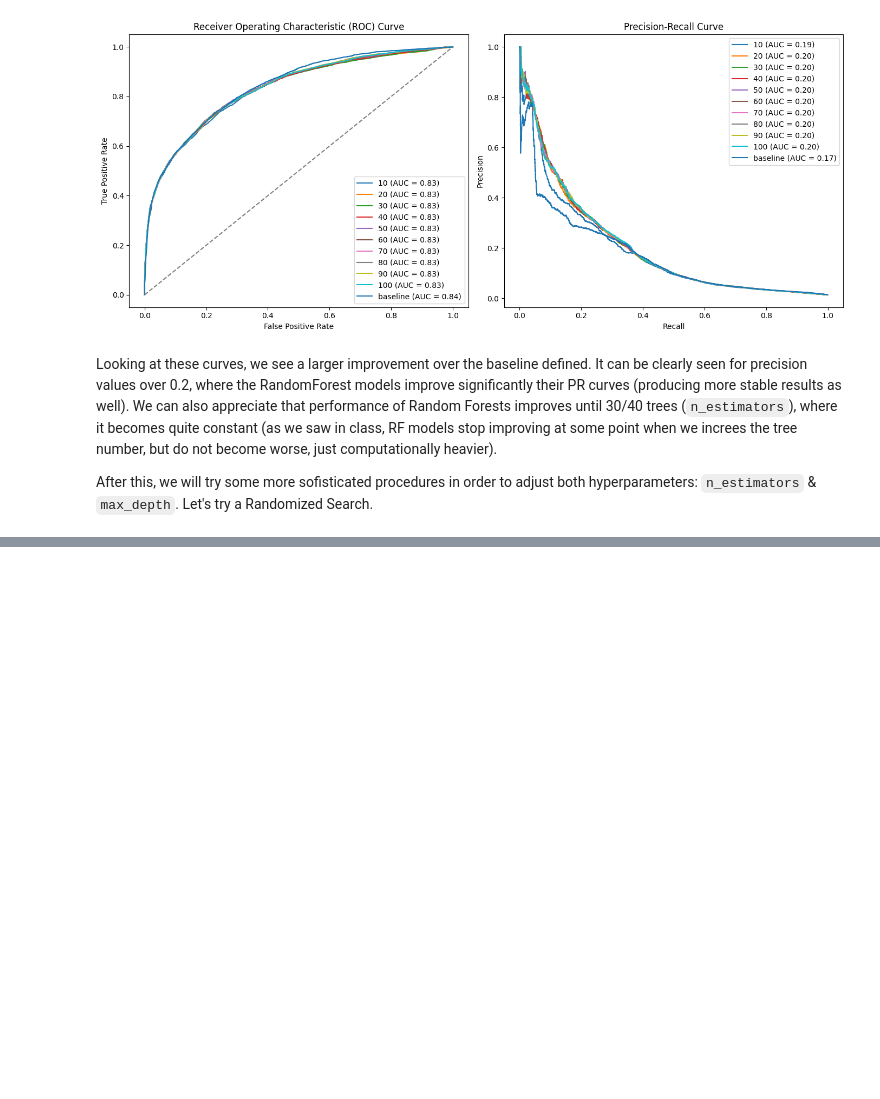
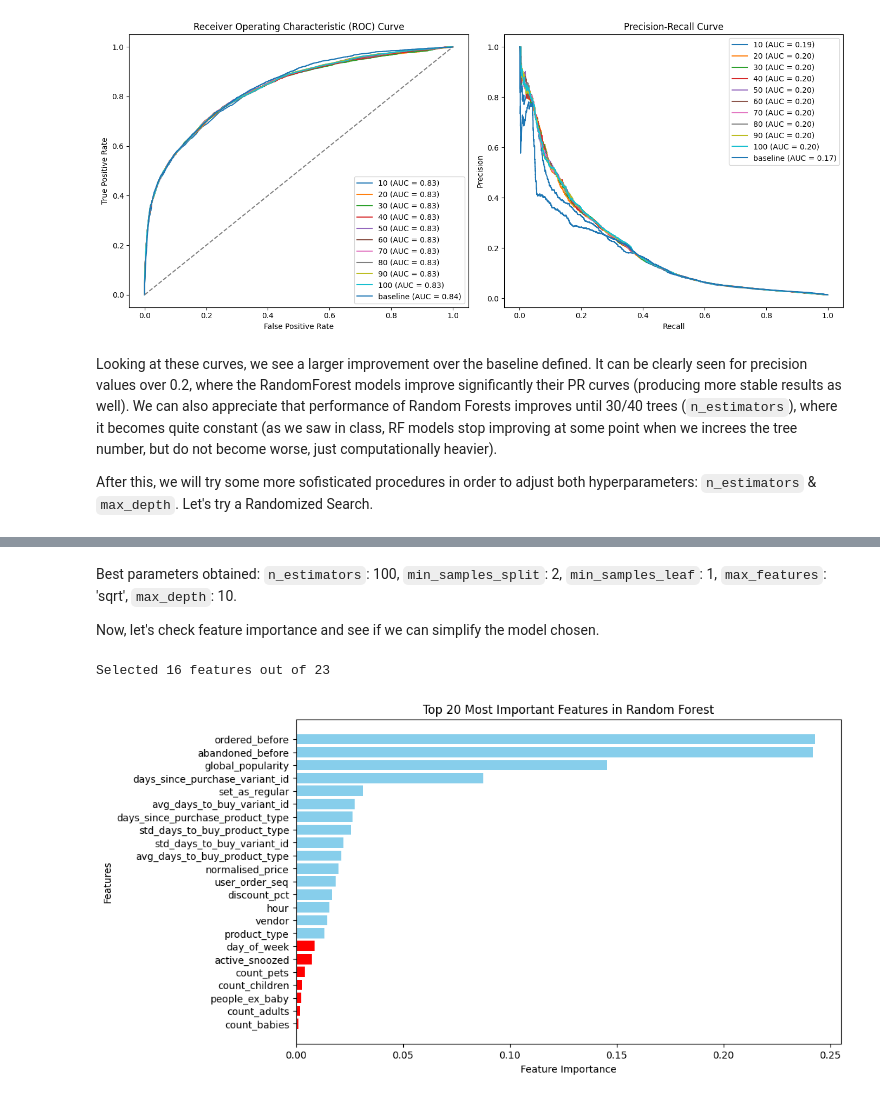
Before and after one commit to MiguelAlvarezHernanz/zrive-ds, a Jupyter notebook: src/module_4/exploration_phase.ipynb, the cells around one changed output, grey strips where cells are left out. Drawn from its saved outputs; the diff is of its cells as text; code cells hidden in the pictures; blank space fills up the shorter version.

```diff
--- a/src/module_4/exploration_phase.ipynb
+++ b/src/module_4/exploration_phase.ipynb
@@ -113,0 +115,32 @@ Error:
+# %% [markdown]
+Best parameters obtained: `n_estimators`: 100, `min_samples_split`: 2, `min_samples_leaf`: 1, `max_features`: 'sqrt', `max_depth`: 10.
+
+Now, let's check feature importance and see if we can simplify the model chosen.
+# %%
+importances = best_rf.feature_importances_
+
+feature_importance_df = pd.DataFrame({'Feature': X_train.columns, 'Importance': importances})
+feature_importance_df = feature_importance_df.sort_values(by='Importance', ascending=False)
+
+top_features = feature_importance_df[feature_importance_df['Importance'] > 0.01]['Feature'].values
+
+X_train_selected = X_train[top_features]
+X_test_selected = X_test[top_features]
+
+print(f"Selected {len(top_features)} features out of {X_train.shape[1]}")
+
+import matplotlib.pyplot as plt
+
+plt.figure(figsize=(10, 6))
+
+plt.barh(feature_importance_df['Feature'][:len(top_features)], feature_importance_df['Importance'][:len(top_features)], color='skyblue')
+plt.barh(feature_importance_df['Feature'][len(top_features):], feature_importance_df['Importance'][len(top_features):], color='red')
+
+plt.xlabel("Feature Importance")
+plt.ylabel("Features")
+plt.title("Top 20 Most Important Features in Random Forest")
+plt.gca().invert_yaxis()
+plt.show()
+# %% [output]
+Selected 16 features out of 23
+[figure, added]
```
Also changed, not shown: parts of 10 cells of this notebook, 12 other files.
